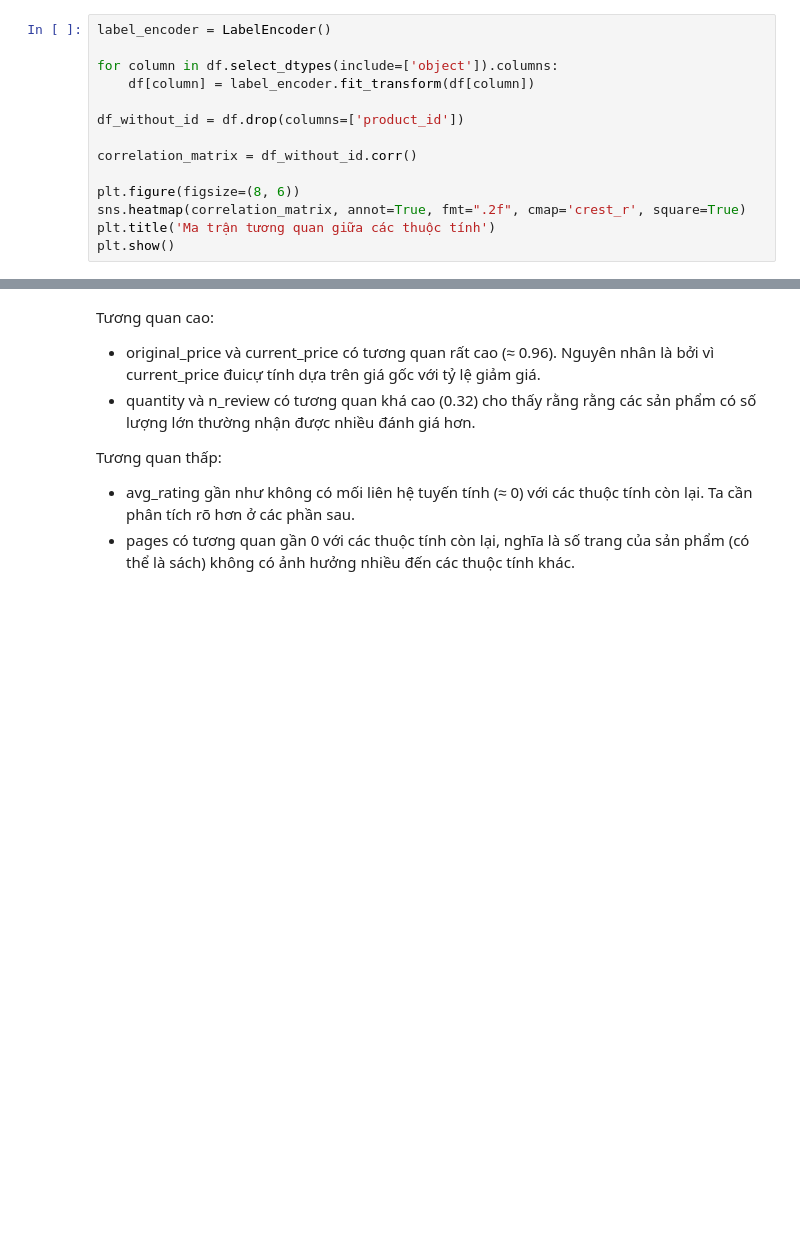
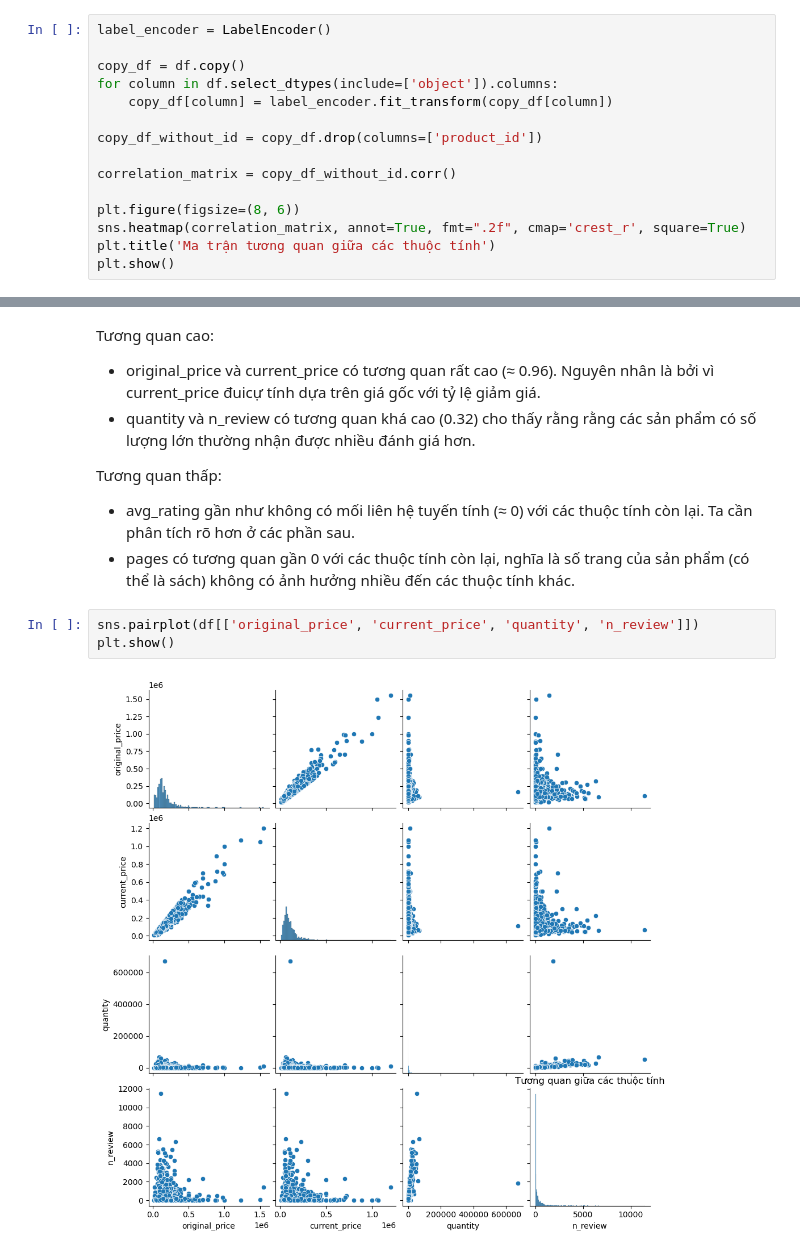
Before and after one commit to V1nk4n/P4DS_FinalProject_G15, a Jupyter notebook: data_exploration/data_exploration.ipynb, the cells around one changed output, grey strips where cells are left out. Cells and saved outputs as stored; diff of their text form; blank space fills up the shorter version.

```diff
--- a/data_exploration/data_exploration.ipynb
+++ b/data_exploration/data_exploration.ipynb
@@ -587,12 +593,13 @@ df.to_csv('../dataset/book_data_cleaned.csv', index=False)
 # %%
 label_encoder = LabelEncoder()
 
+copy_df = df.copy()
 for column in df.select_dtypes(include=['object']).columns:
-    df[column] = label_encoder.fit_transform(df[column])
+    copy_df[column] = label_encoder.fit_transform(copy_df[column])
 
-df_without_id = df.drop(columns=['product_id'])
+copy_df_without_id = copy_df.drop(columns=['product_id'])
 
-correlation_matrix = df_without_id.corr()
+correlation_matrix = copy_df_without_id.corr()
 
 plt.figure(figsize=(8, 6))
 sns.heatmap(correlation_matrix, annot=True, fmt=".2f", cmap='crest_r', square=True)
@@ -608,3 +615,8 @@ Tương quan cao:
 Tương quan thấp:
 - avg_rating gần như không có mối liên hệ tuyến tính (≈ 0) với các thuộc tính còn lại. Ta cần phân tích rõ hơn ở các phần sau.
 - pages có tương quan gần 0 với các thuộc tính còn lại, nghĩa là số trang của sản phẩm (có thể là sách) không có ảnh hưởng nhiều đến các thuộc tính khác.
+# %%
+sns.pairplot(df[['original_price', 'current_price', 'quantity', 'n_review']])
+plt.show()
+# %% [output]
+[figure, added]
```
Also changed, not shown: parts of 3 cells of this notebook, 1 other file.
